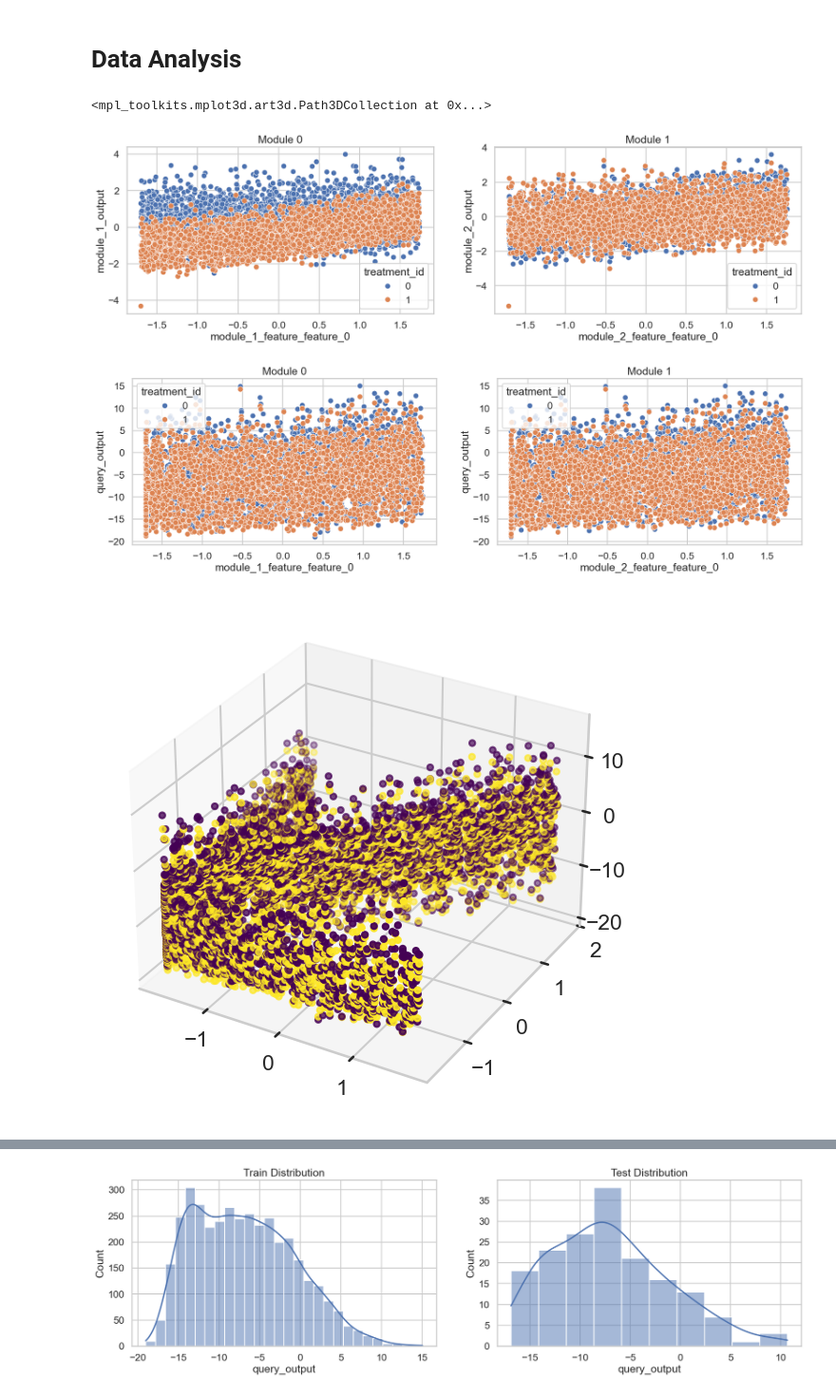
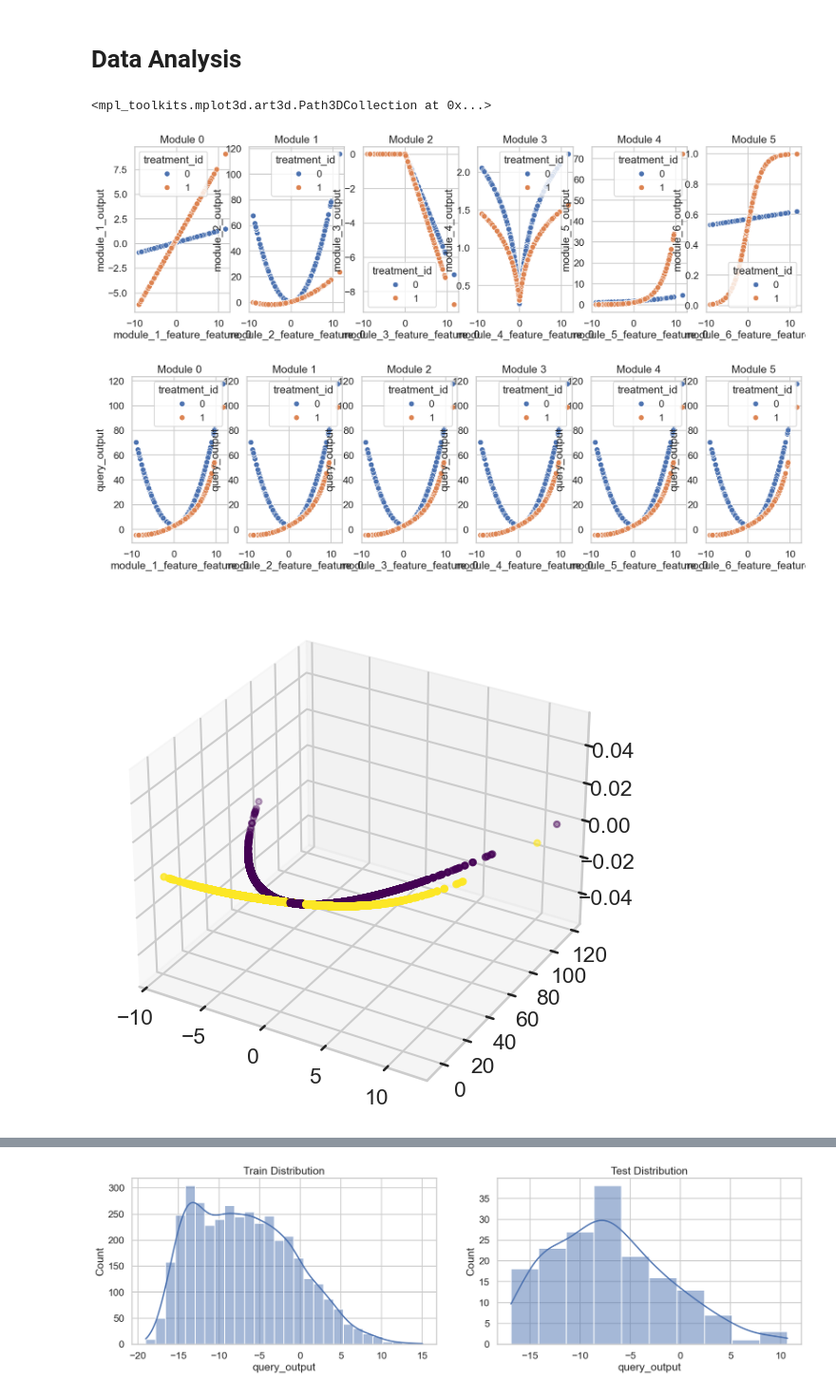
Before and after one commit to KDL-umass/compositional_models_cate, a Jupyter notebook: notebooks/synthetic_dgp_analysis.ipynb, the cells around one changed output, grey strips where cells are left out. Shown at 95% size. Drawn from its saved outputs; the diff is of its cells as text; code cells hidden in the pictures.

Commit message:
diff modules

```diff
--- a/notebooks/synthetic_dgp_analysis.ipynb
+++ b/notebooks/synthetic_dgp_analysis.ipynb
@@ -107,10 +143,10 @@ The autoreload extension is already loaded. To reload it, use:
 # %%
 args = parse_arguments()
 main_dir, csv_path, obs_data_path, scaler_path = setup_directories(args)
-
+module_function_types = ["linear", "quadratic", "mlp", "logarithmic", "exponential", "sigmoid"]
 sampler = SyntheticDataSampler(args.num_modules, args.num_feature_dimensions, args.composition_type,
                                 args.fixed_structure, args.num_modules, args.num_samples, args.seed,
-                                args.data_dist, args.module_function_type, resample=args.resample,
+                                args.data_dist, module_function_types=module_function_types, resample=args.resample,
                                 heterogeneity=args.heterogeneity, covariates_shared=args.covariates_shared,
                                 use_subset_features=args.use_subset_features, systematic=args.systematic,
                                 run_env=args.run_env)
@@ -118,16 +154,7 @@ sampler = SyntheticDataSampler(args.num_modules, args.num_feature_dimensions, ar
 data, df_sampled = simulate_and_prepare_data(args, sampler, csv_path, obs_data_path, scaler_path)
 train_df, test_df, train_qids, test_qids = load_train_test_data(csv_path, args, df_sampled)
 
-# fix this code to handle shared covariates
-# if args.covariates_shared:
-#     # find non-zero module number
-#     num_covariates = [x for x in train_df.columns if "num" in x]
-#     for covariate in num_covariates:
-#         if train_df[covariate].sum() != 0:
-#             module_num = int(covariate.split("_")[-1])
-#             covariates = [x for x in train_df.columns if f"module_{module_num}_feature" in x]
-#             break
-# else:
+train_df, test_df = process_shared_covariates_row_wise(train_df, test_df, args)
 covariates = [x for x in train_df.columns if "feature" in x]
 
 
@@ -336,31 +315,31 @@ KeyError: 'ground_truth_effect_baseline'
 # %%
 # Hypotheses to test
 # 1. Each component output is a quadratic function of the input features.
 # 2. Plot final output vs input features.
 
 # Hypothesis 1
 # plot 1
 import matplotlib.pyplot as plt
 import seaborn as sns
 sns.set(style="whitegrid")
 sns.set_context("talk")
-max_modules = 2
+max_modules = 6
 fig, ax = plt.subplots(1, max_modules, figsize=(20, 5))
 for i in range(max_modules):
     sns.scatterplot(x=f"module_{i+1}_feature_feature_0", y=f"module_{i+1}_output", data=data, ax=ax[i],hue="treatment_id")
     ax[i].set_title(f"Module {i}")
 
 fig, ax = plt.subplots(1, max_modules, figsize=(20, 5))
 for i in range(max_modules):
     sns.scatterplot(x=f"module_{i+1}_feature_feature_0", y=f"query_output", data=data, ax=ax[i],hue="treatment_id")
     ax[i].set_title(f"Module {i}")
 
 # Have a 3D plot for two features and one output
 fig = plt.figure(figsize=(10, 7))
 ax = fig.add_subplot(111, projection='3d')
-ax.scatter(data["module_1_feature_feature_0"], data["module_2_feature_feature_0"], data["query_output"], c=data["treatment_id"], cmap='viridis')
+ax.scatter(data["module_1_feature_feature_0"], data["query_output"], c=data["treatment_id"], cmap='viridis')
 # %% [output]
 <mpl_toolkits.mplot3d.art3d.Path3DCollection at 0x...>
-[figure, old version]
+[figure, new version]
-[figure, old version]
+[figure, new version]
-[figure, old version]
+[figure, new version]
```
Also changed, not shown: parts of 11 cells of this notebook, 1 other file.
